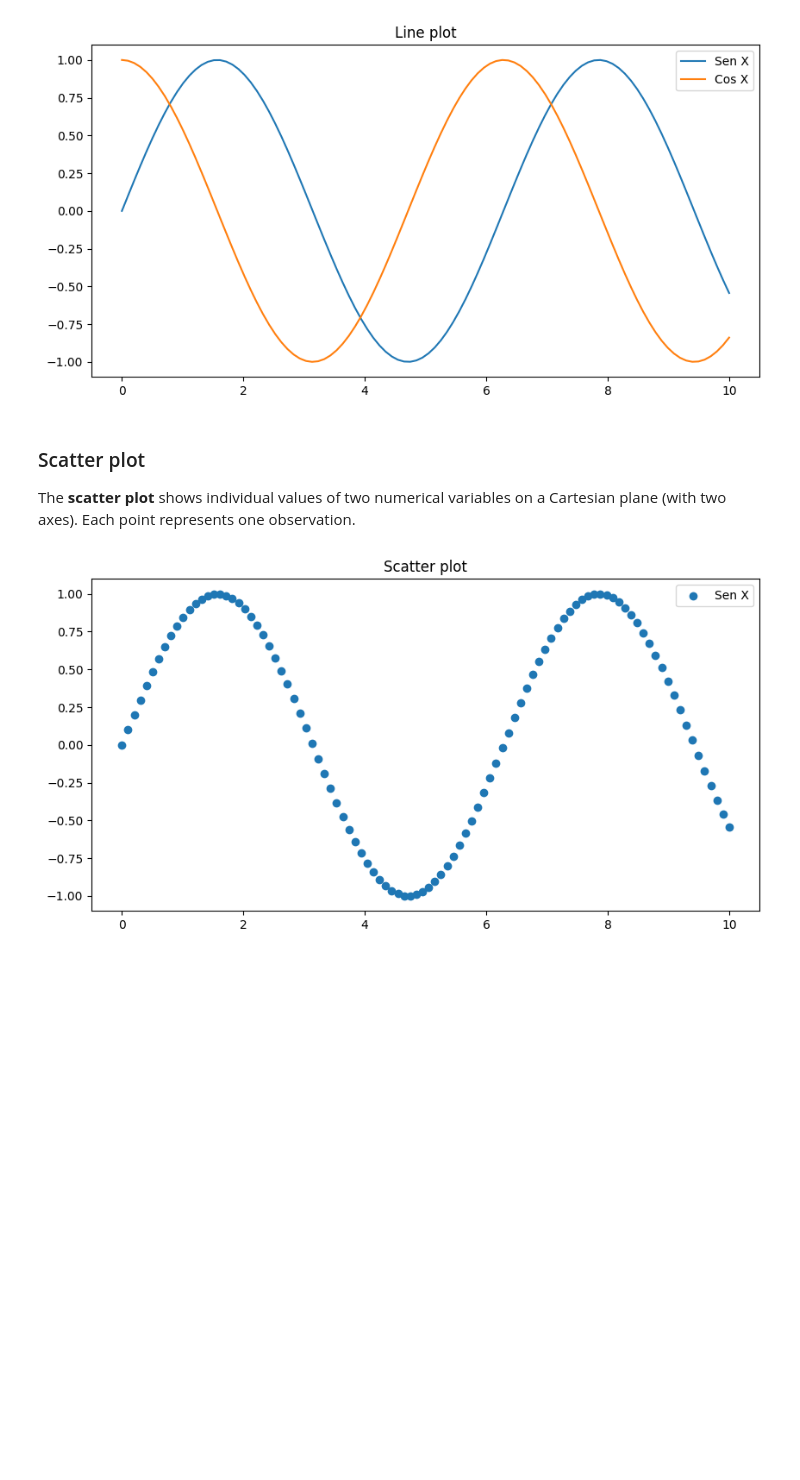
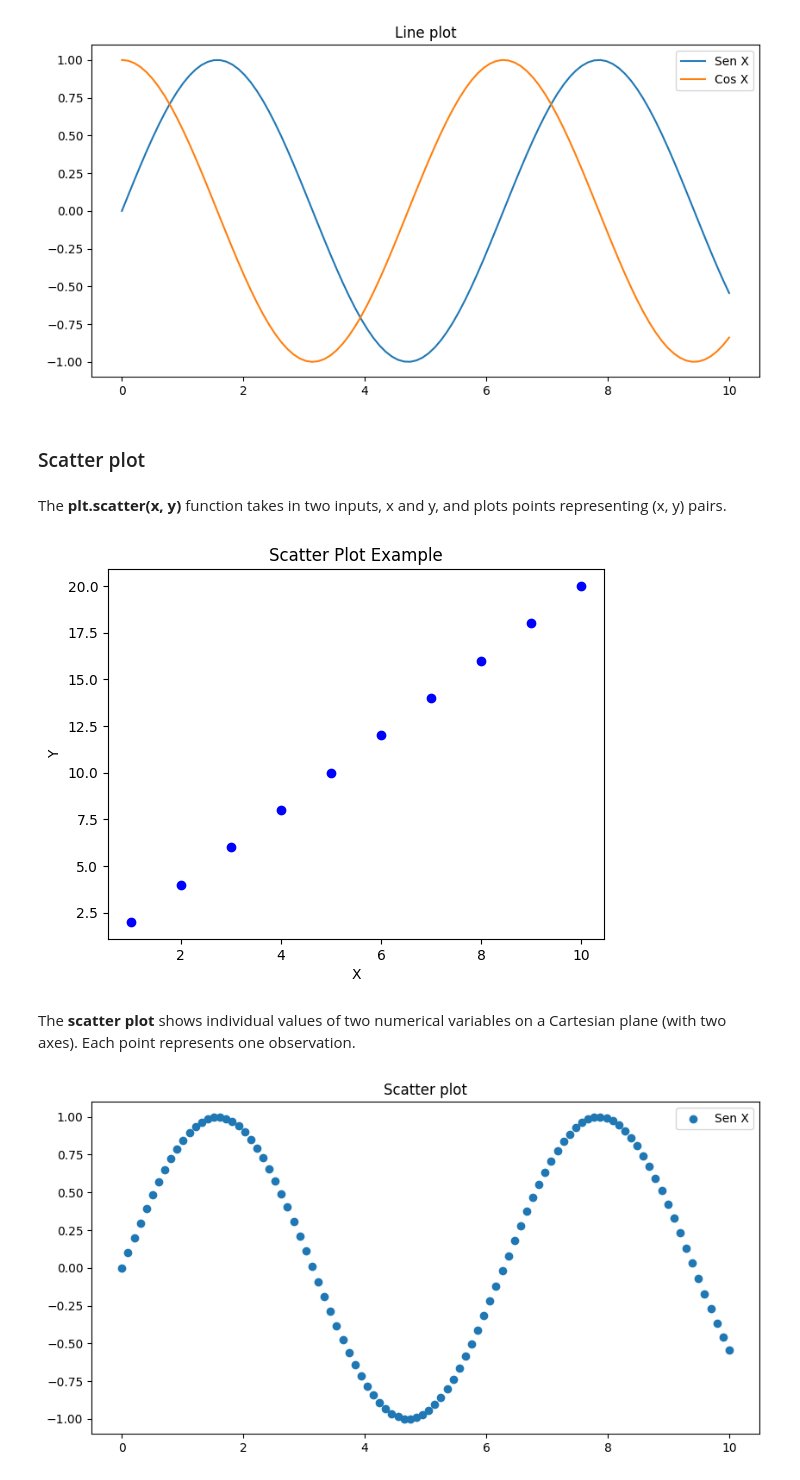
Before and after one commit to remelop03/machine-learning-prework, a Jupyter notebook: 04-matplotlib/04.1-Intro-to-Matplotlib.ipynb, the cells around one changed output. Saved outputs shown, nothing was run; the diff lists cells and outputs as text; code cells hidden in the pictures; blank space fills up the shorter version.

```diff
--- a/04-matplotlib/04.1-Intro-to-Matplotlib.ipynb
+++ b/04-matplotlib/04.1-Intro-to-Matplotlib.ipynb
@@ -33,9 +52,28 @@ plt.legend()
 plt.show()
 # %% [output]
 [figure]
+# %% [markdown]
+### Scatter plot
+# %% [markdown]
+The **plt.scatter(x, y)** function takes in two inputs, x and y, and plots points representing (x, y) pairs.
+# %%
+import matplotlib.pyplot as plt
+import numpy as np
+# Data
+x = np.arange(1, 11, 1)
+y = 2 * x
+# Create the sactter plot
+fig = plt.scatter(x, y, marker = 'o', color = 'blue')
+# Customize the chart
+plt.title('Scatter Plot Example')
+plt.xlabel('X')
+plt.ylabel('Y')
+# Display the chart
+plt.tight_layout
+plt.show()
+# %% [output]
+[figure, added]
 # %% [markdown]
-### Scatter plot
-
 The **scatter plot** shows individual values of two numerical variables on a Cartesian plane (with two axes). Each point represents one observation.
 # %%
 plt.figure(figsize = (10, 5))
```
Also changed, not shown: parts of 11 cells of this notebook.
